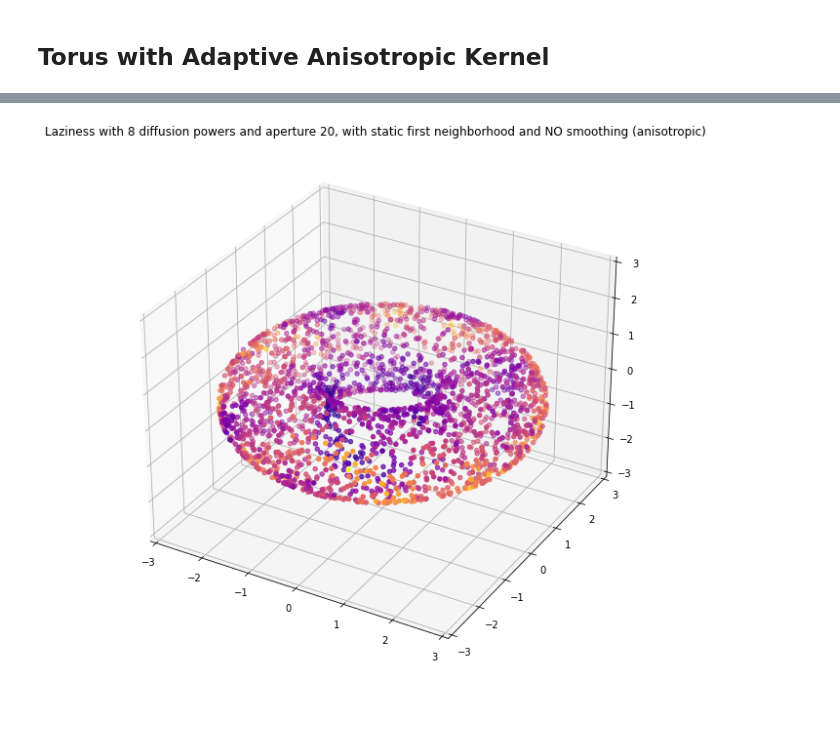
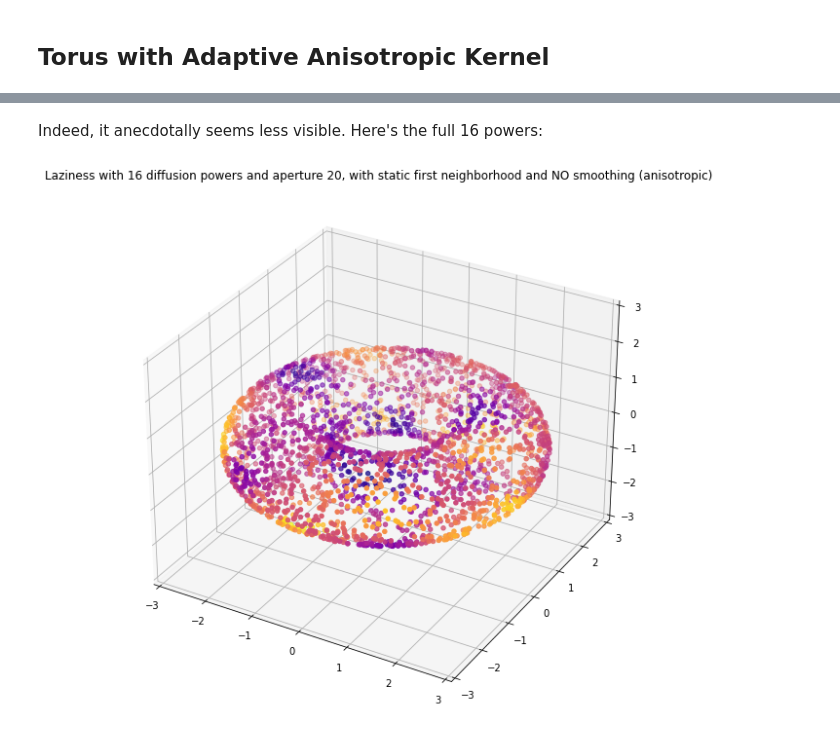
Before and after one commit to professorwug/diffusion-curvature-old, a Jupyter notebook: 02_laziness.ipynb, the cells around one changed output, grey strips where cells are left out. Drawn from its saved outputs; the diff is of its cells as text; code cells hidden in the pictures; blank space fills up the shorter version.

```diff
--- a/02_laziness.ipynb
+++ b/02_laziness.ipynb
@@ -178,5 +190,8 @@ Without smoothing, here's how this looks:
+# %% [markdown]
+Indeed, it anecdotally seems less visible.
+Here's the full 16 powers:
 # %%
-ks = curvature(P_anis,diffusion_powers=8,aperture=20,dynamically_adjusting_neighborhood=False,smoothing=None)
-plot_3d(X,ks,title="Laziness with 8 diffusion powers and aperture 20, with static first neighborhood and NO smoothing (anisotropic)")
+ks = curvature(P_anis,diffusion_powers=1,aperture=20,dynamically_adjusting_neighborhood=False,smoothing=1)
+plot_3d(X,ks,title="Laziness with 16 diffusion powers and aperture 20, with static first neighborhood and NO smoothing (anisotropic)")
 # %% [output]
-[figure, old version]
+[figure, new version]
```
Also changed, not shown: parts of 24 cells of this notebook, 7 other files.
